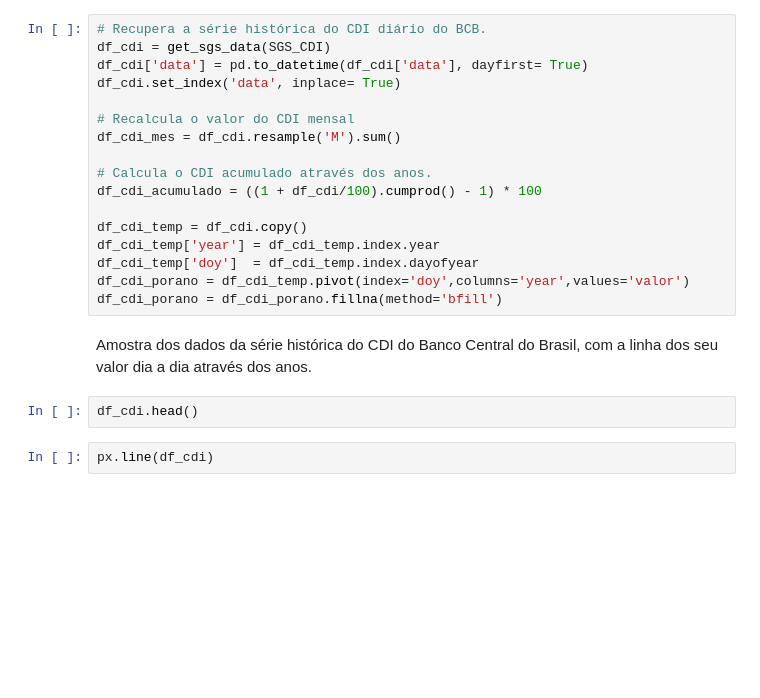
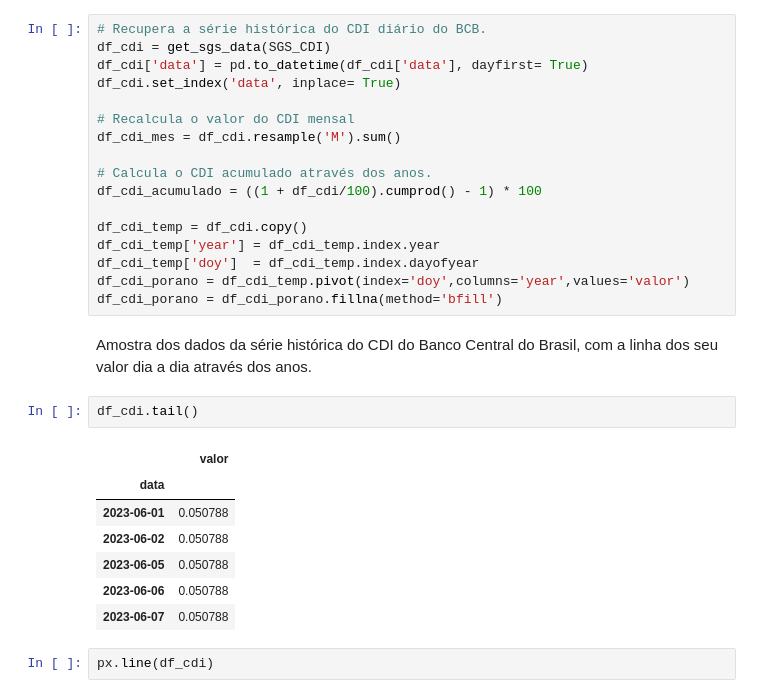
Before and after one commit to afukaya/Analise_Fundos_Investimentos, a Jupyter notebook: Analise_Fundos.ipynb, the cells around one changed output. Cells and saved outputs as stored; diff of their text form; blank space fills up the shorter version.

```diff
--- a/Analise_Fundos.ipynb
+++ b/Analise_Fundos.ipynb
@@ -119,7 +119,15 @@ df_cdi_porano = df_cdi_porano.fillna(method='bfill')
 # %% [markdown]
 Amostra dos dados da série histórica do CDI do Banco Central do Brasil, com a linha dos seu valor dia a dia através dos anos.
 # %%
-df_cdi.head()
+df_cdi.tail()
+# %% [output]
+|  | valor |
+| data |  |
+| 2023-06-01 | 0.050788 |
+| 2023-06-02 | 0.050788 |
+| 2023-06-05 | 0.050788 |
+| 2023-06-06 | 0.050788 |
+| 2023-06-07 | 0.050788 |
 # %%
 px.line(df_cdi)
 # %% [markdown]
```
Also changed, not shown: parts of 11 cells of this notebook.
